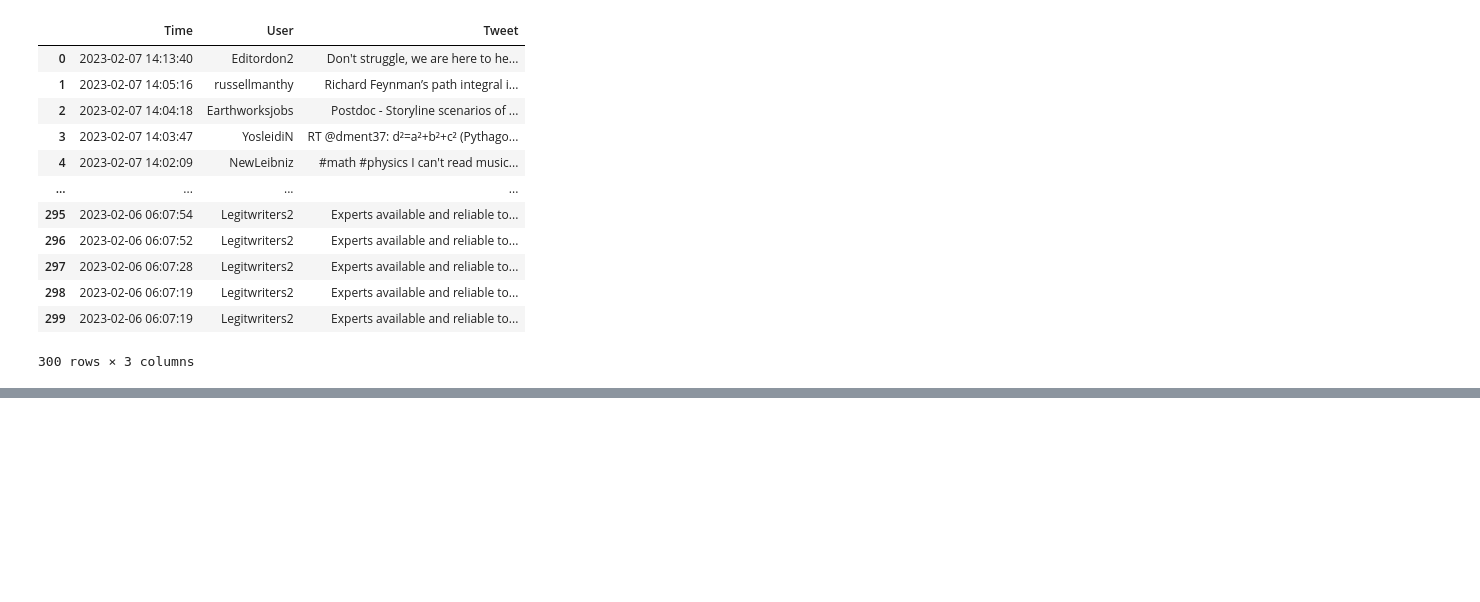
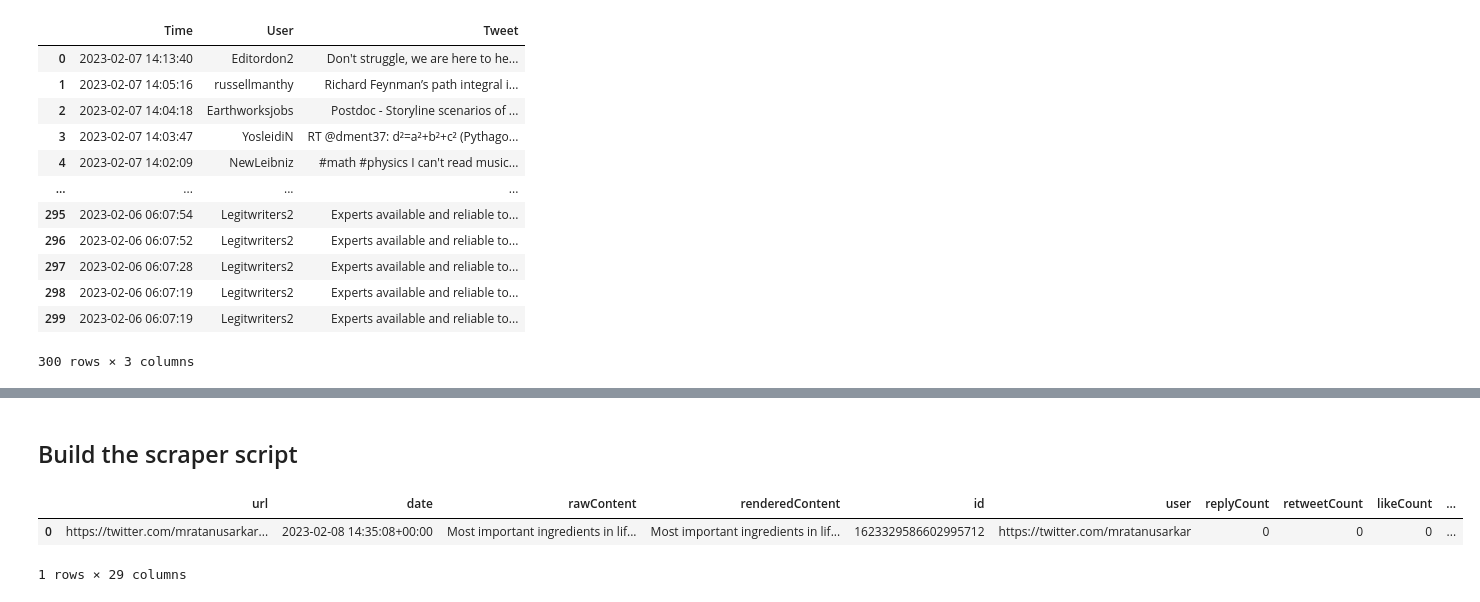
Before and after one commit to mratanusarkar/twitter-sentiment-analysis, a Jupyter notebook: Notebooks/Twitter_API.ipynb, the cells around one changed output, grey strips where cells are left out. Drawn from its saved outputs; the diff is of its cells as text; code cells hidden in the pictures; blank space fills up the shorter version.

Commit message:
added implementation using snscrape

```diff
--- a/Notebooks/Twitter_API.ipynb
+++ b/Notebooks/Twitter_API.ipynb
@@ -160,0 +257,6 @@ dataframe
+# %%
+# using Trends Scraper
+user = "mratanusarkar"
+twitter_search = sntwitter.TwitterProfileScraper(user).get_items()
+tweet = next(twitter_search)
+print(vars(tweet))
@@ -160,0 +317,24 @@ dataframe
+# %% [markdown]
+## Build the scraper script
+# %%
+# scrape and build a dataframe
+
+query = "mratanusarkar"
+limit = 10
+tweets = []
+columns = []
+
+twitter_search = sntwitter.TwitterSearchScraper(query).get_items()
+for tweet in tqdm(twitter_search, total=limit):
+    if len(tweets) == limit:
+        columns = list(vars(tweet).keys())
+        break
+    else:
+        tweets.append(list(vars(tweet).values()))
+
+df = pd.DataFrame(tweets, columns=columns)
+df.head(1)
+# %% [output]
+|  | url | date | rawContent | renderedContent | id | user | replyCount | retweetCount | likeCount | ... |
+| 0 | https://twitter.com/mratanusarkar... | 2023-02-08 14:35:08+00:00 | Most important ingredients in lif... | Most important ingredients in lif... | 1623329586602995712 | https://twitter.com/mratanusarkar | 0 | 0 | 0 | ... |
+1 rows × 29 columns
```
Also changed, not shown: parts of 23 cells of this notebook.
